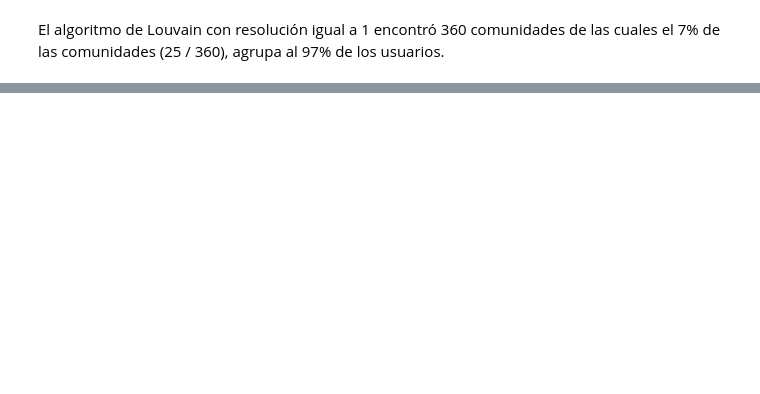
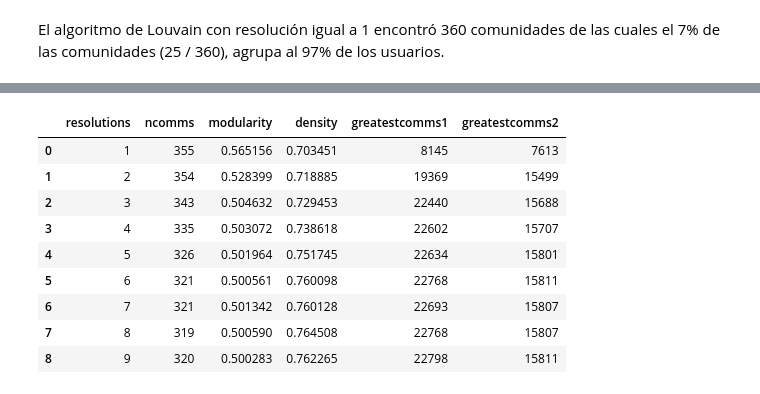
Before and after one commit to benjaminocampo/diplodatos_graphs, a Jupyter notebook: Practico1.ipynb, the cells around one changed output, grey strips where cells are left out. Cells and saved outputs as stored; diff of their text form; code cells hidden in the pictures; blank space fills up the shorter version.

```diff
--- a/Practico1.ipynb
+++ b/Practico1.ipynb
@@ -485,0 +463,26 @@ ax = plot_louvain(larg_G, min_res=1, max_res=10, samples=20, logspace=True)
+# %%
+resolutions = range(1,10,1)
+data = []
+for resolution in resolutions:
+
+    comms_lv = algorithms.louvain(larg_G, resolution=resolution, randomize=False)
+    ncomms = len(comms_lv.communities)
+    comms_size = [len(c) for c in comms_lv.communities]
+    comms_size.sort()
+    modularity = evaluation.newman_girvan_modularity(larg_G, comms_lv).score
+    density = evaluation.internal_edge_density(larg_G, comms_lv).score
+    data.append((resolution, ncomms, modularity,density, comms_size[-1],  comms_size[-2]))
+
+comm_lv_df = pd.DataFrame(data, columns=['resolutions', 'ncomms', 'modularity','density','greatestcomms1', 'greatestcomms2'])
+comm_lv_df
+# %% [output]
+|  | resolutions | ncomms | modularity | density | greatestcomms1 | greatestcomms2 |
+| 0 | 1 | 355 | 0.565156 | 0.703451 | 8145 | 7613 |
+| 1 | 2 | 354 | 0.528399 | 0.718885 | 19369 | 15499 |
+| 2 | 3 | 343 | 0.504632 | 0.729453 | 22440 | 15688 |
+| 3 | 4 | 335 | 0.503072 | 0.738618 | 22602 | 15707 |
+| 4 | 5 | 326 | 0.501964 | 0.751745 | 22634 | 15801 |
+| 5 | 6 | 321 | 0.500561 | 0.760098 | 22768 | 15811 |
+| 6 | 7 | 321 | 0.501342 | 0.760128 | 22693 | 15807 |
+| 7 | 8 | 319 | 0.500590 | 0.764508 | 22768 | 15807 |
+| 8 | 9 | 320 | 0.500283 | 0.762265 | 22798 | 15811 |
```
Also changed, not shown: parts of 53 cells of this notebook.
